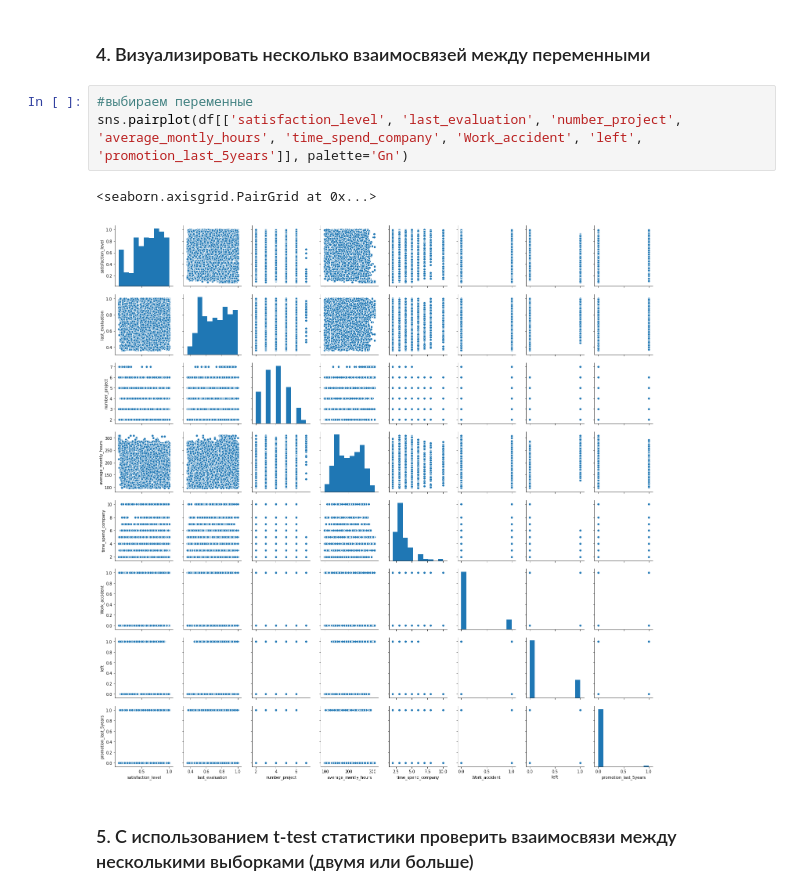
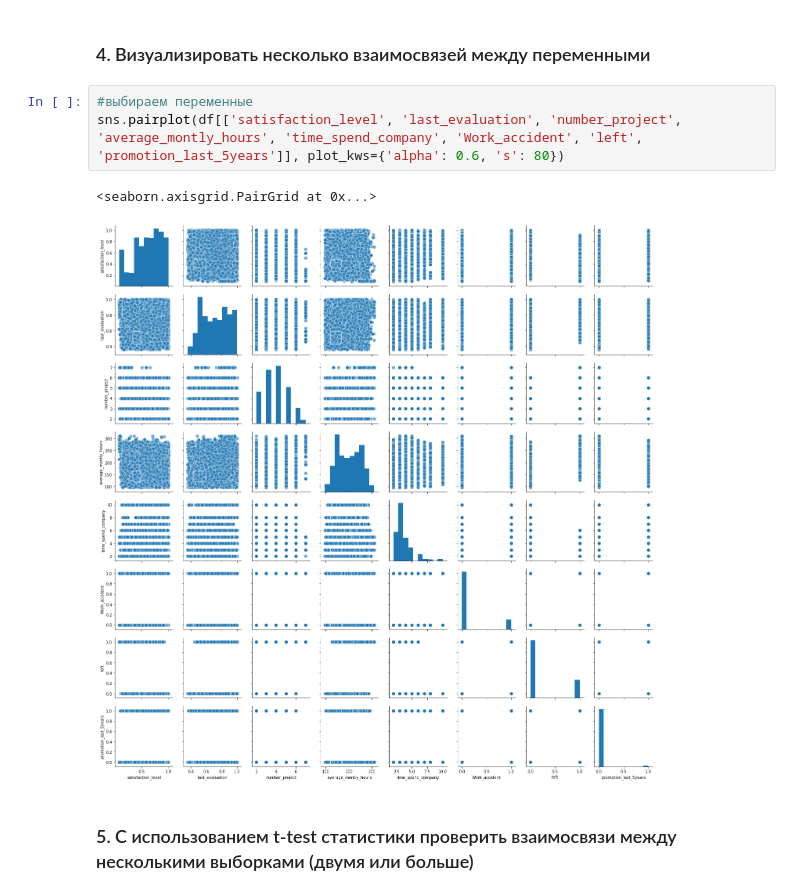
Before and after one commit to po1sonrom/PYDA_homeworks, a Jupyter notebook: Diploma/diploma_python.ipynb, the cells around one changed output. Saved outputs shown, nothing was run; the diff lists cells and outputs as text.

```diff
--- a/Diploma/diploma_python.ipynb
+++ b/Diploma/diploma_python.ipynb
@@ -183,10 +183,10 @@ plt.show()
 ### 4. Визуализировать несколько взаимосвязей между переменными
 # %%
 #выбираем переменные
-sns.pairplot(df[['satisfaction_level', 'last_evaluation', 'number_project', 'average_montly_hours', 'time_spend_company', 'Work_accident', 'left', 'promotion_last_5years']], palette='Gn')
+sns.pairplot(df[['satisfaction_level', 'last_evaluation', 'number_project', 'average_montly_hours', 'time_spend_company', 'Work_accident', 'left', 'promotion_last_5years']], plot_kws={'alpha': 0.6, 's': 80})
 # %% [output]
 <seaborn.axisgrid.PairGrid at 0x...>
-[figure, old version]
+[figure, new version]
 # %% [markdown]
 ### 5. С использованием t-test статистики проверить взаимосвязи между несколькими выборками (двумя или больше)
 # %% [markdown]
```
